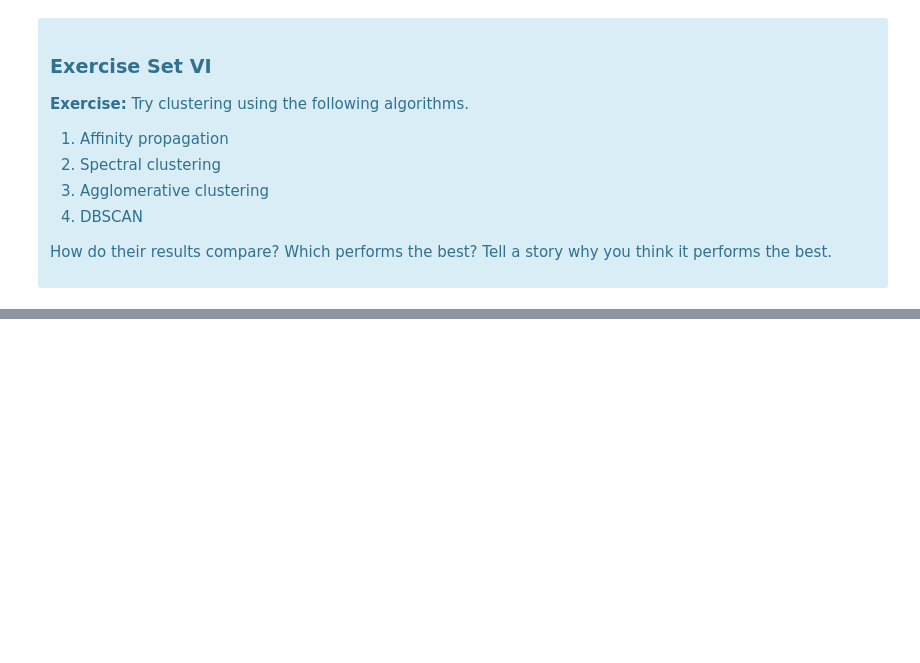
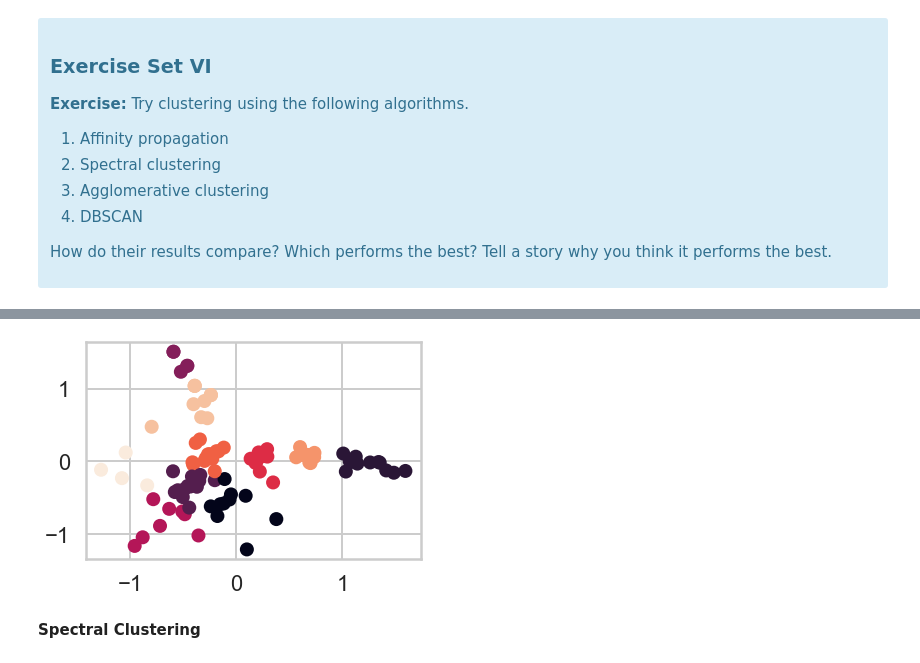
Before and after one commit to wwhite5/Springboard, a Jupyter notebook: Other Projects/Unit 15 - Unsupervised Learning/15.6 Principal Components Analysis/Clustering Case Study - Customer Segmentation with K-Means - Tier 3.ipynb, the cells around one changed output, grey strips where cells are left out. Drawn from its saved outputs; the diff is of its cells as text; code cells hidden in the pictures; blank space fills up the shorter version.

Commit message:
clustering case study fixed

```diff
--- a/Other Projects/Unit 15 - Unsupervised Learning/15.6 Principal Components Analysis/Clustering Case Study - Customer Segmentation with K-Means - Tier 3.ipynb
+++ b/Other Projects/Unit 15 - Unsupervised Learning/15.6 Principal Components Analysis/Clustering Case Study - Customer Segmentation with K-Means - Tier 3.ipynb
@@ -474,6 +474,15 @@ plt.ylabel("Proportion of Variance Explained")
 # %% [output]
 Text(0, 0.5, 'Proportion of Variance Explained')
 [figure]
+# %%
+labels = assignments[str(5)]
+
+names_and_labels = {"names": pivot.index, "cluster_labels": labels}
+
+df = pd.DataFrame(names_and_labels)
+
+df[["x","y"]] = sklearn.decomposition.PCA(n_components=2).fit_transform(x_cols)
+df["cluster_labels"] = df.cluster_labels.astype("category")
 # %% [markdown]
 ## 4. Conclusions and next steps
 ### 4a. Conclusions
@@ -589,0 +599,8 @@ Source: http://scikit-learn.org/stable/modules/clustering.html
+# %%
+from sklearn.cluster import AffinityPropagation
+
+af = AffinityPropagation(random_state=21).fit(df[['x','y']])
+
+df["cluster_labels"] = af.labels_
+
+df.head()
@@ -589,0 +614,7 @@ Source: http://scikit-learn.org/stable/modules/clustering.html
+# %%
+plt.scatter(data=df, x="x", y="y", c=df.cluster_labels)
+plt.show()
+# %% [output]
+[figure, added]
+# %% [markdown]
+**Spectral Clustering**
```
Also changed, not shown: parts of 18 cells of this notebook.
